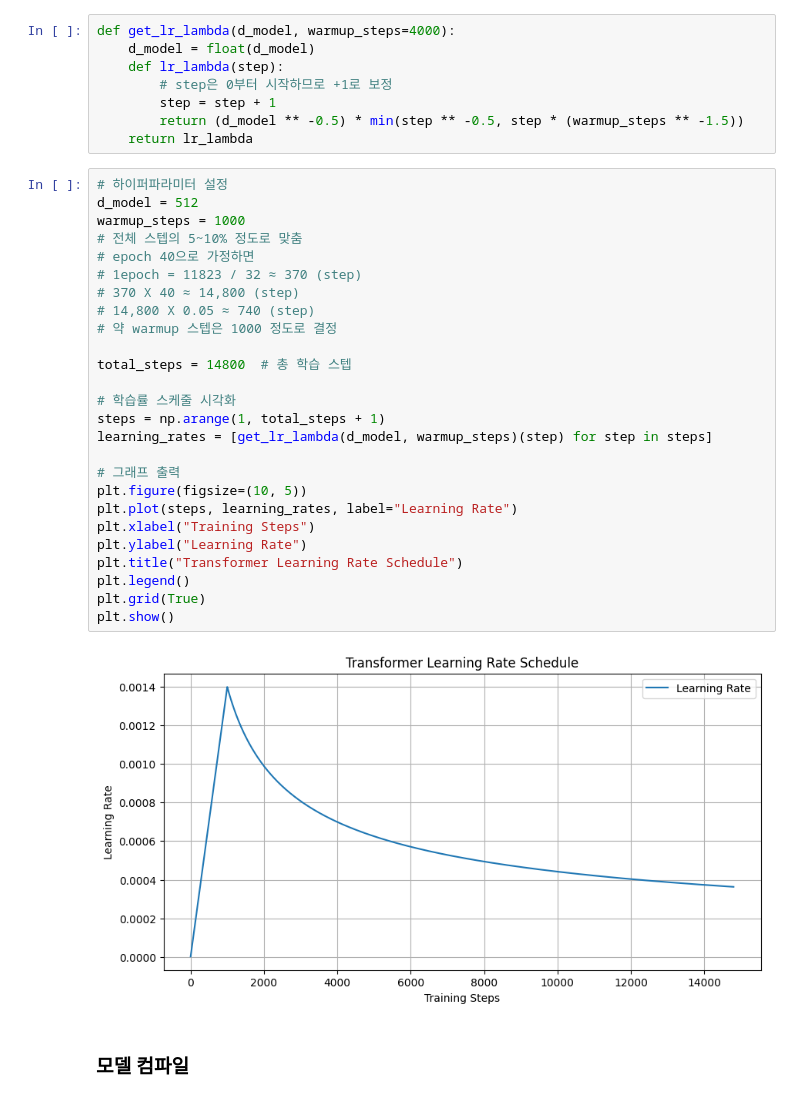
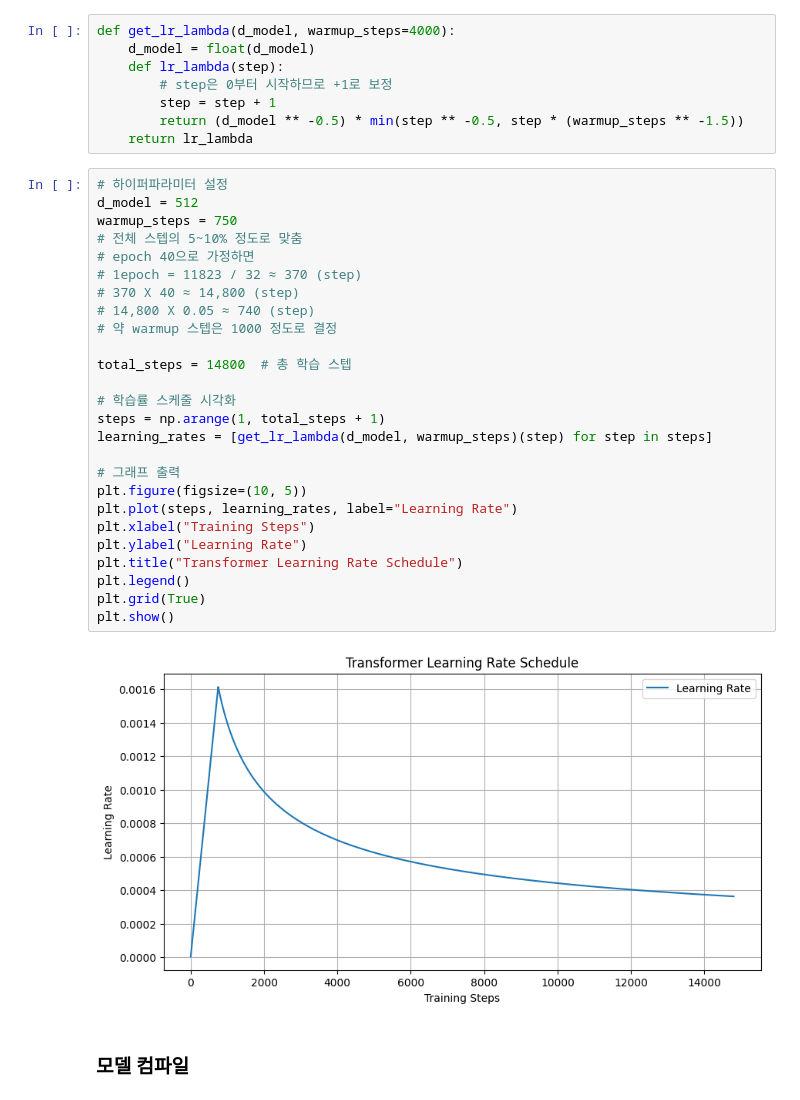
Before and after one commit to sshqwer28/AIFFEL_quest_rs_jj, a Jupyter notebook: MainQuest/Quest01/quest01.ipynb, the cells around one changed output. Saved outputs shown, nothing was run; the diff lists cells and outputs as text.

```diff
--- a/MainQuest/Quest01/quest01.ipynb
+++ b/MainQuest/Quest01/quest01.ipynb
@@ -766,31 +774,31 @@ def get_lr_lambda(d_model, warmup_steps=4000):
 # %%
 # 하이퍼파라미터 설정
 d_model = 512
-warmup_steps = 1000
+warmup_steps = 750
 # 전체 스텝의 5~10% 정도로 맞춤
 # epoch 40으로 가정하면
 # 1epoch = 11823 / 32 ≈ 370 (step)
 # 370 X 40 ≈ 14,800 (step)
 # 14,800 X 0.05 ≈ 740 (step)
 # 약 warmup 스텝은 1000 정도로 결정
 
 total_steps = 14800  # 총 학습 스텝
 
 # 학습률 스케줄 시각화
 steps = np.arange(1, total_steps + 1)
 learning_rates = [get_lr_lambda(d_model, warmup_steps)(step) for step in steps]
 
 # 그래프 출력
 plt.figure(figsize=(10, 5))
 plt.plot(steps, learning_rates, label="Learning Rate")
 plt.xlabel("Training Steps")
 plt.ylabel("Learning Rate")
 plt.title("Transformer Learning Rate Schedule")
 plt.legend()
 plt.grid(True)
 plt.show()
 # %% [output]
-[figure, old version]
+[figure, new version]
 # %% [markdown]
 ### **모델 컴파일**
 # %%
```
Also changed, not shown: parts of 5 cells of this notebook.
